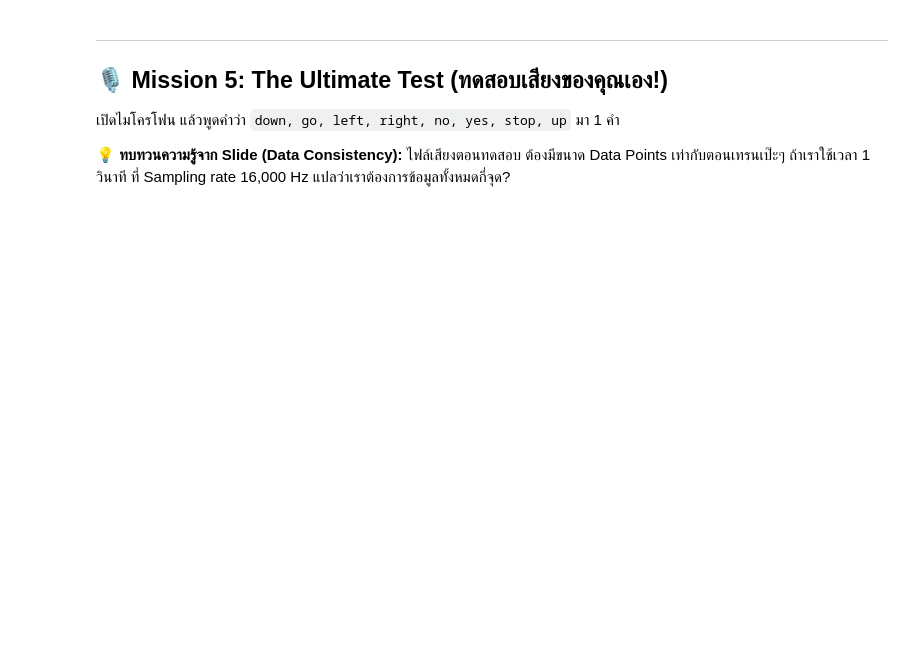
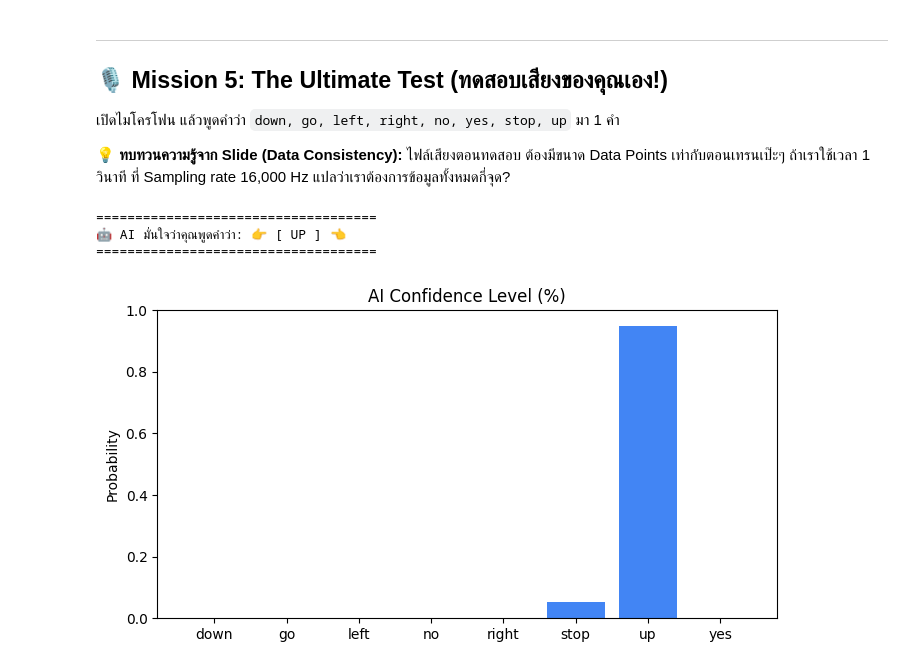
Before and after one commit to jirat40127-oss/DSP-Labs, a Jupyter notebook: Lab03_67080502227.ipynb, the cells around one changed output. Drawn from its saved outputs; the diff is of its cells as text; code cells hidden in the pictures; blank space fills up the shorter version.

```diff
--- a/Lab03_67080502227.ipynb
+++ b/Lab03_67080502227.ipynb
@@ -229,31 +233,36 @@ with open(webm_file, 'wb') as f: f.write(binary)
 clear_output()
 
 # ---------------------------------------------------------
 # 🎯 ภารกิจที่ 4: Data Consistency (คำนวณจำนวนข้อมูลที่ AI ต้องการ)
 # คำใบ้: 1 วินาที x 16,000 Hz = ข้อมูลกี่จุด?
 # ---------------------------------------------------------
-expected_length = 16,000
+expected_length = 16000
 
 custom_audio, sr = librosa.load(wav_file, sr=16000)
 custom_audio = custom_audio[:expected_length]
 if len(custom_audio) < expected_length:
     custom_audio = np.pad(custom_audio, (0, expected_length - len(custom_audio)), 'constant')
 
 tensor_audio = tf.expand_dims(tf.convert_to_tensor(custom_audio), -1)
 spec, _ = get_spectrogram(tensor_audio, label=0)
 spec = tf.expand_dims(spec, 0)
 
 prediction = model.predict(spec, verbose=0)
 predicted_label = label_names[np.argmax(prediction[0])]
 
 print("\n====================================")
 print(f"🤖 AI มั่นใจว่าคุณพูดคำว่า: 👉 [ {predicted_label.upper()} ] 👈")
 print("====================================\n")
 
 plt.figure(figsize=(8, 4))
 plt.bar(label_names, prediction[0], color='#4285f4')
 plt.title('AI Confidence Level (%)')
 plt.ylabel('Probability')
 plt.ylim(0, 1)
 plt.show()
 !rm -f {webm_file} {wav_file}
+# %% [output]
+====================================
+🤖 AI มั่นใจว่าคุณพูดคำว่า: 👉 [ UP ] 👈
+====================================
+[figure, added]
```
Also changed, not shown: parts of 4 cells of this notebook.
